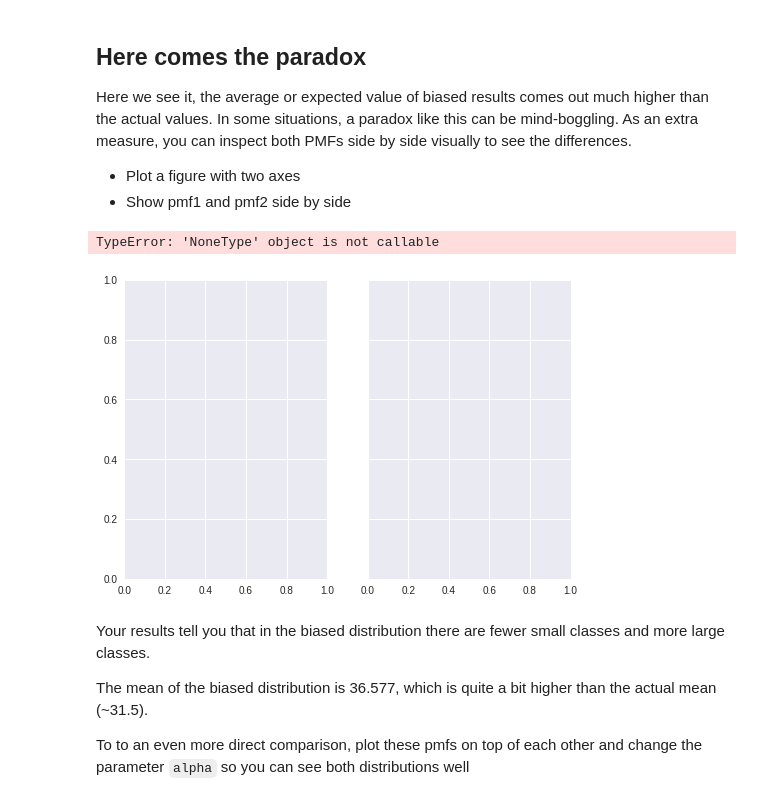
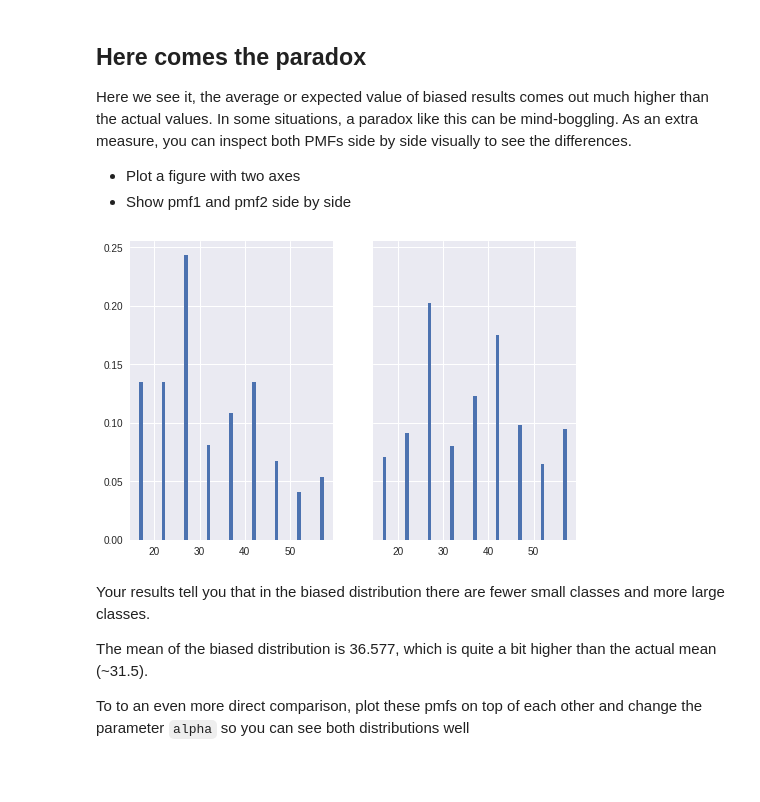
Before and after one commit to keita-dc/dsc-probability-mass-function-lab-dc-ds-060319, a Jupyter notebook: index.ipynb, the cells around one changed output. Drawn from its saved outputs; the diff is of its cells as text; code cells hidden in the pictures; blank space fills up the shorter version.

```diff
--- a/index.ipynb
+++ b/index.ipynb
@@ -170,14 +170,13 @@ Here we see it, the average or expected value of biased results comes out much h
 * Show pmf1 and pmf2 side by side
 # %%
 fig, (ax1, ax2) = plt.subplots(1, 2, sharey=True)
-fig.figsize=(6,8))
+fig.figsize=(4,8)
 ax1.bar(sizes, pmf)
 ax2.bar(sizes, pmf2)
 
 plt.show()
 # %% [output]
-TypeError: 'NoneType' object is not callable
-[figure, old version]
+[figure, new version]
 # %% [markdown]
 Your results tell you that in the biased distribution there are fewer small classes and more large classes.
 
```
